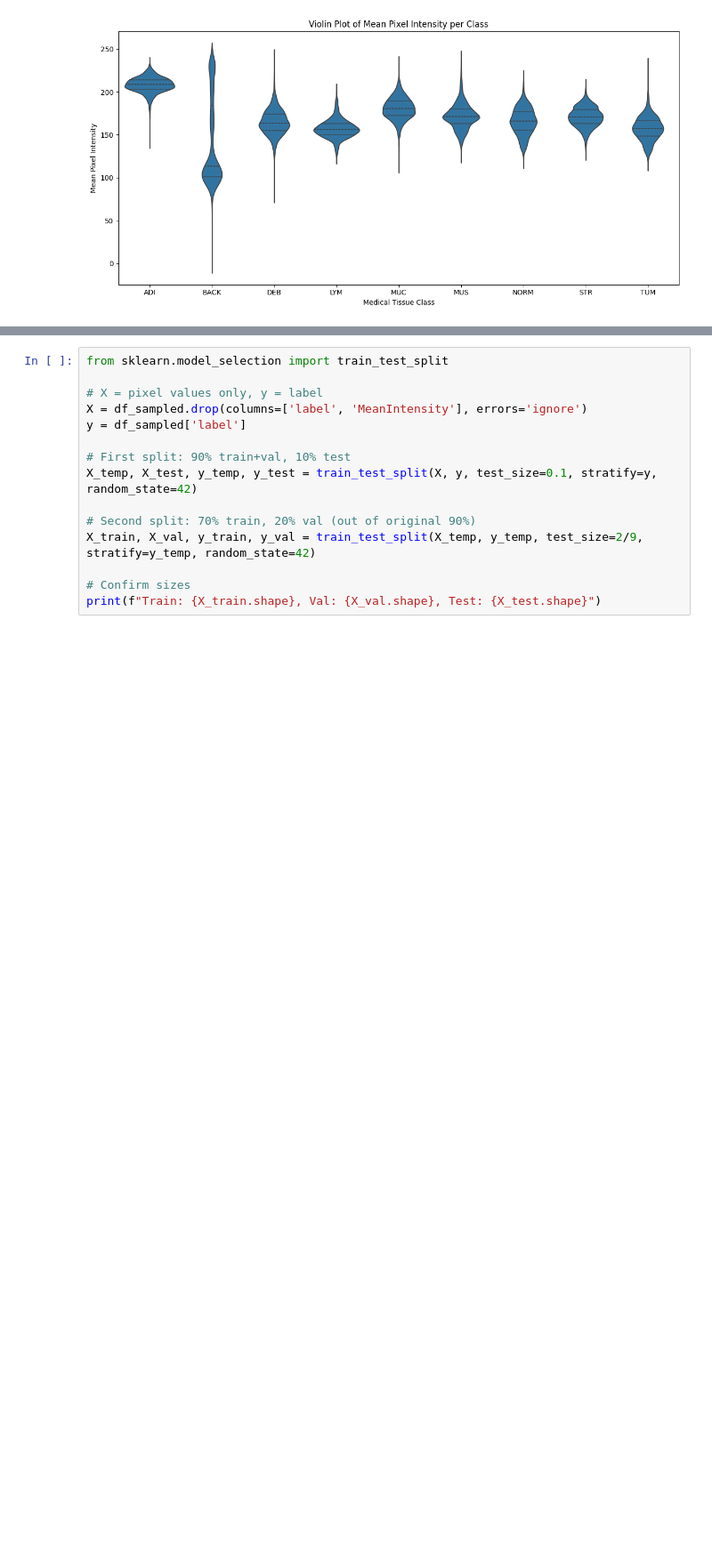
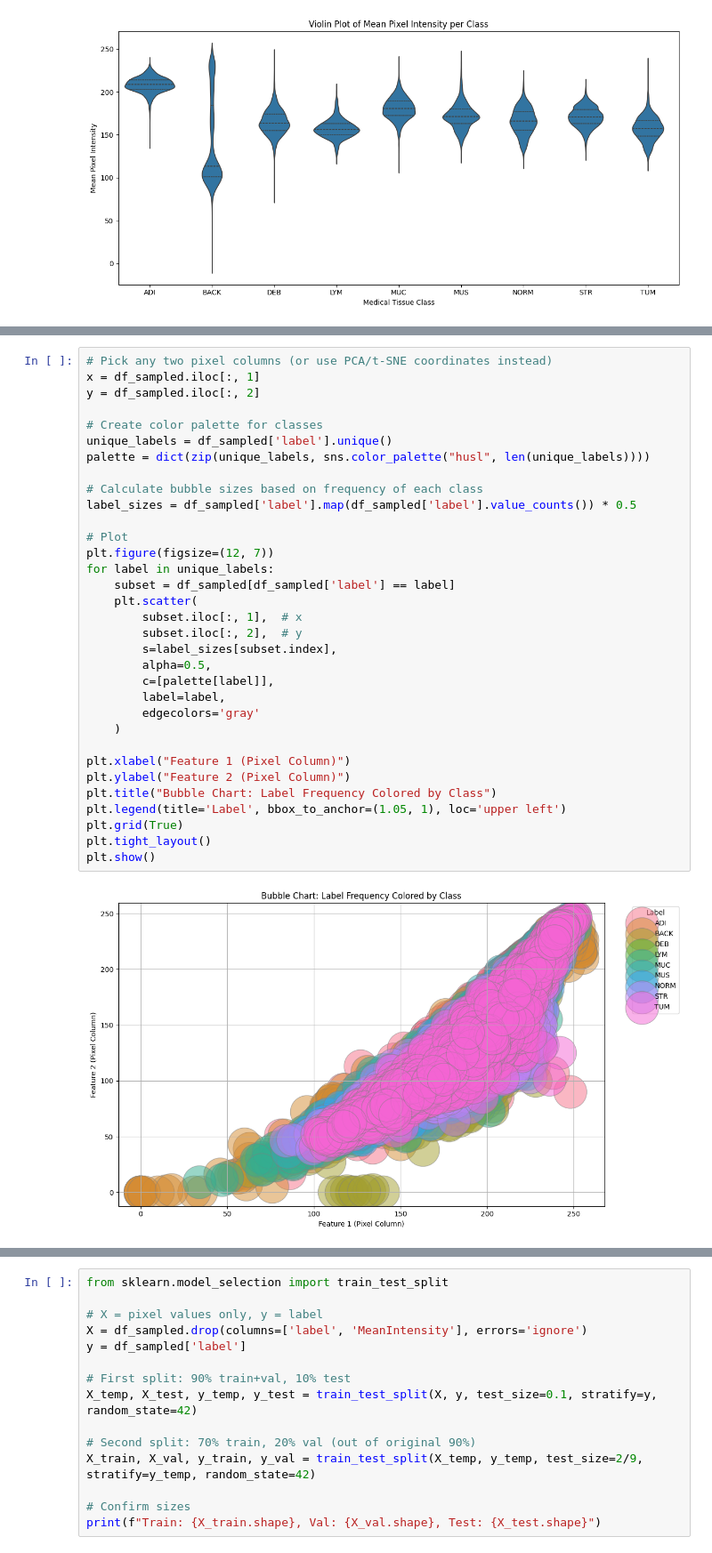
Before and after one commit to anasraza57/CW2, a Jupyter notebook: main.ipynb, the cells around one changed output, grey strips where cells are left out. Shown at 89% size. Saved outputs shown, nothing was run; the diff lists cells and outputs as text; blank space fills up the shorter version.

```diff
--- a/main.ipynb
+++ b/main.ipynb
@@ -292,0 +341,35 @@ plt.show()
+# %%
+# Pick any two pixel columns (or use PCA/t-SNE coordinates instead)
+x = df_sampled.iloc[:, 1]
+y = df_sampled.iloc[:, 2]
+
+# Create color palette for classes
+unique_labels = df_sampled['label'].unique()
+palette = dict(zip(unique_labels, sns.color_palette("husl", len(unique_labels))))
+
+# Calculate bubble sizes based on frequency of each class
+label_sizes = df_sampled['label'].map(df_sampled['label'].value_counts()) * 0.5
+
+# Plot
+plt.figure(figsize=(12, 7))
+for label in unique_labels:
+    subset = df_sampled[df_sampled['label'] == label]
+    plt.scatter(
+        subset.iloc[:, 1],  # x
+        subset.iloc[:, 2],  # y
+        s=label_sizes[subset.index],
+        alpha=0.5,
+        c=[palette[label]],
+        label=label,
+        edgecolors='gray'
+    )
+
+plt.xlabel("Feature 1 (Pixel Column)")
+plt.ylabel("Feature 2 (Pixel Column)")
+plt.title("Bubble Chart: Label Frequency Colored by Class")
+plt.legend(title='Label', bbox_to_anchor=(1.05, 1), loc='upper left')
+plt.grid(True)
+plt.tight_layout()
+plt.show()
+# %% [output]
+[figure, added]
```
Also changed, not shown: parts of 5 cells of this notebook.
